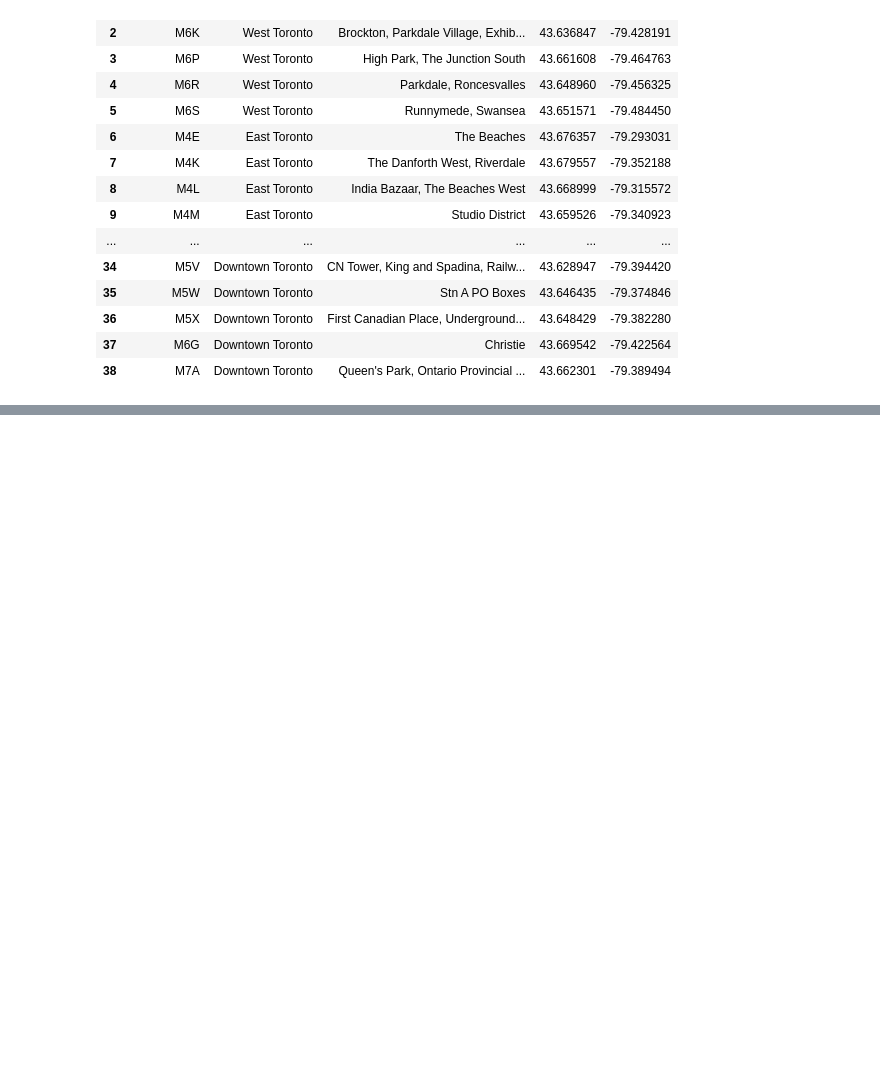
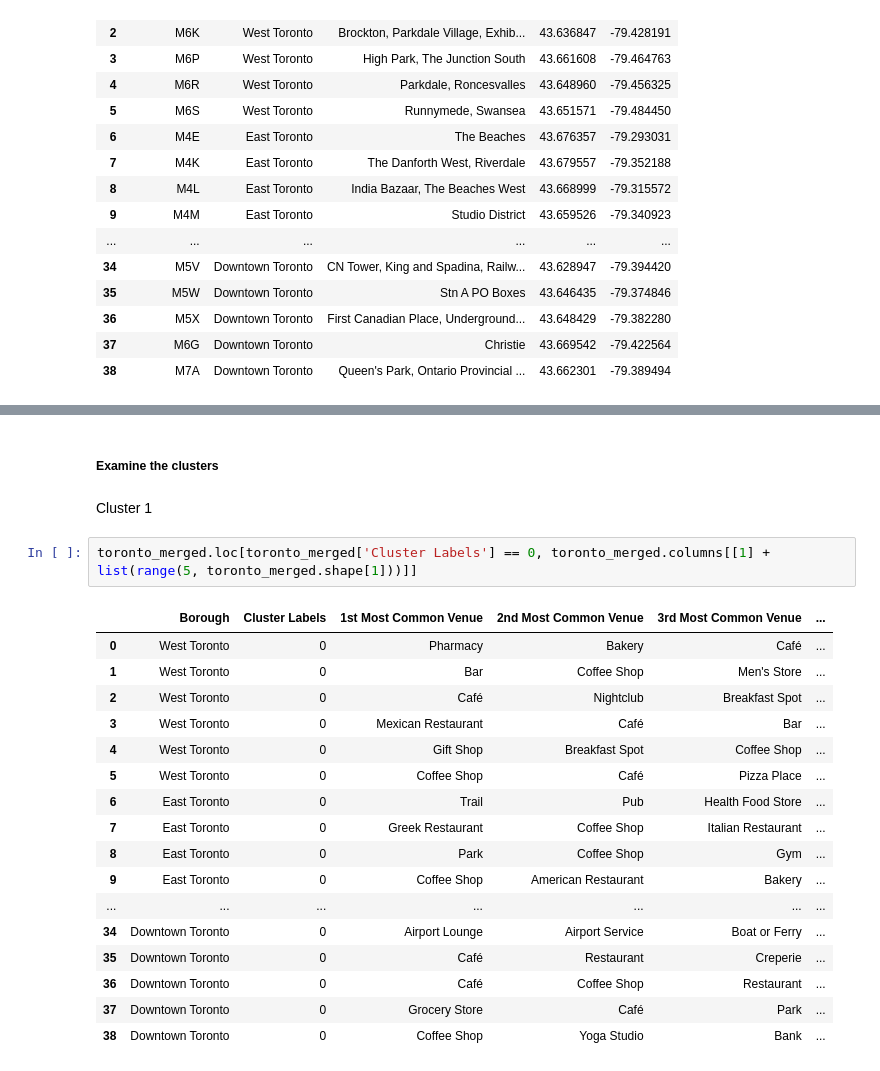
Before and after one commit to amitroy2006/Capstone-Project-Data-Science-Specialization, a Jupyter notebook: Capstone Project Notebook IBM .ipynb, the cells around one changed output, grey strips where cells are left out. Cells and saved outputs as stored; diff of their text form; blank space fills up the shorter version.

```diff
--- a/Capstone Project Notebook IBM .ipynb
+++ b/Capstone Project Notebook IBM .ipynb
@@ -908,0 +941,24 @@ toronto_merged
+# %% [markdown]
+##### Examine the clusters
+# %% [markdown]
+Cluster 1
+# %%
+toronto_merged.loc[toronto_merged['Cluster Labels'] == 0, toronto_merged.columns[[1] + list(range(5, toronto_merged.shape[1]))]]
+# %% [output]
+|  | Borough | Cluster Labels | 1st Most Common Venue | 2nd Most Common Venue | 3rd Most Common Venue | ... |
+| 0 | West Toronto | 0 | Pharmacy | Bakery | Café | ... |
+| 1 | West Toronto | 0 | Bar | Coffee Shop | Men's Store | ... |
+| 2 | West Toronto | 0 | Café | Nightclub | Breakfast Spot | ... |
+| 3 | West Toronto | 0 | Mexican Restaurant | Café | Bar | ... |
+| 4 | West Toronto | 0 | Gift Shop | Breakfast Spot | Coffee Shop | ... |
+| 5 | West Toronto | 0 | Coffee Shop | Café | Pizza Place | ... |
+| 6 | East Toronto | 0 | Trail | Pub | Health Food Store | ... |
+| 7 | East Toronto | 0 | Greek Restaurant | Coffee Shop | Italian Restaurant | ... |
+| 8 | East Toronto | 0 | Park | Coffee Shop | Gym | ... |
+| 9 | East Toronto | 0 | Coffee Shop | American Restaurant | Bakery | ... |
+| ... | ... | ... | ... | ... | ... | ... |
+| 34 | Downtown Toronto | 0 | Airport Lounge | Airport Service | Boat or Ferry | ... |
+| 35 | Downtown Toronto | 0 | Café | Restaurant | Creperie | ... |
+| 36 | Downtown Toronto | 0 | Café | Coffee Shop | Restaurant | ... |
+| 37 | Downtown Toronto | 0 | Grocery Store | Café | Park | ... |
+| 38 | Downtown Toronto | 0 | Coffee Shop | Yoga Studio | Bank | ... |
```
Also changed, not shown: parts of 11 cells of this notebook.
